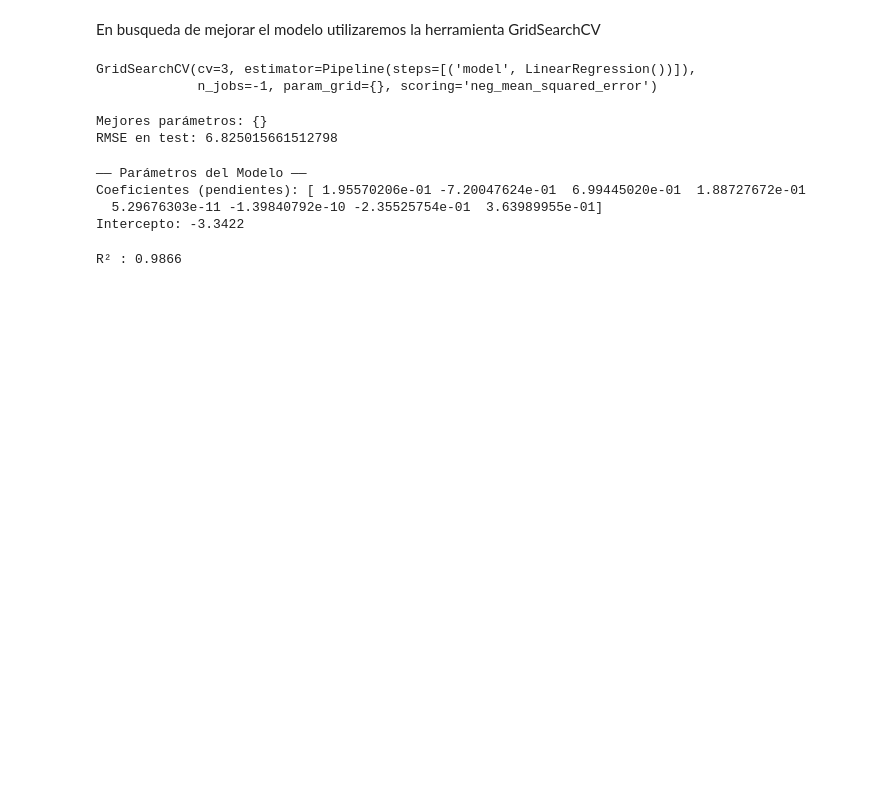
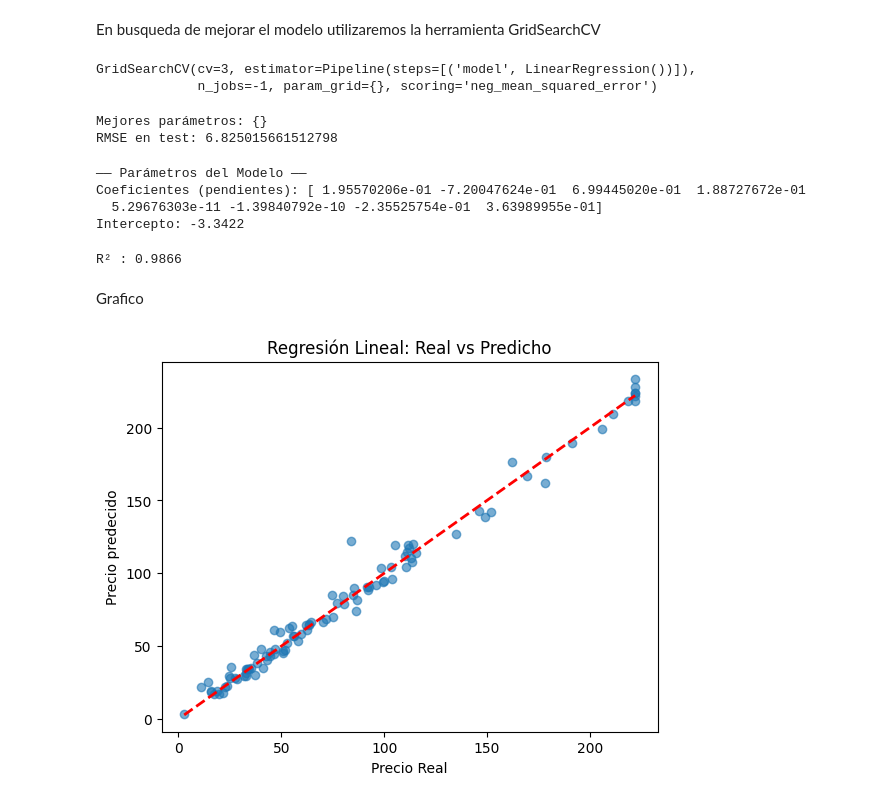
Before and after one commit to Mart1n2015/MartinCerioli, a Jupyter notebook: ProyectoDSParteIIICERIOLI.ipynb, the cells around one changed output. Drawn from its saved outputs; the diff is of its cells as text; code cells hidden in the pictures; blank space fills up the shorter version.

```diff
--- a/ProyectoDSParteIIICERIOLI.ipynb
+++ b/ProyectoDSParteIIICERIOLI.ipynb
@@ -295,3 +295,16 @@ Intercepto: -3.3422
 print(f"R² : {r2:.4f}")
 # %% [output]
 R² : 0.9866
+# %% [markdown]
+Grafico
+# %%
+plt.scatter(y_test, y_pred_test, alpha=0.6)     # Gráfico real vs predicho
+plt.plot([y_test.min(), y_test.max()],
+         [y_test.min(), y_test.max()],
+         'r--', linewidth=2)                  # Línea identidad
+plt.xlabel("Precio Real")
+plt.ylabel("Precio predecido")
+plt.title("Regresión Lineal: Real vs Predicho")
+plt.show()
+# %% [output]
+[figure, added]
```
